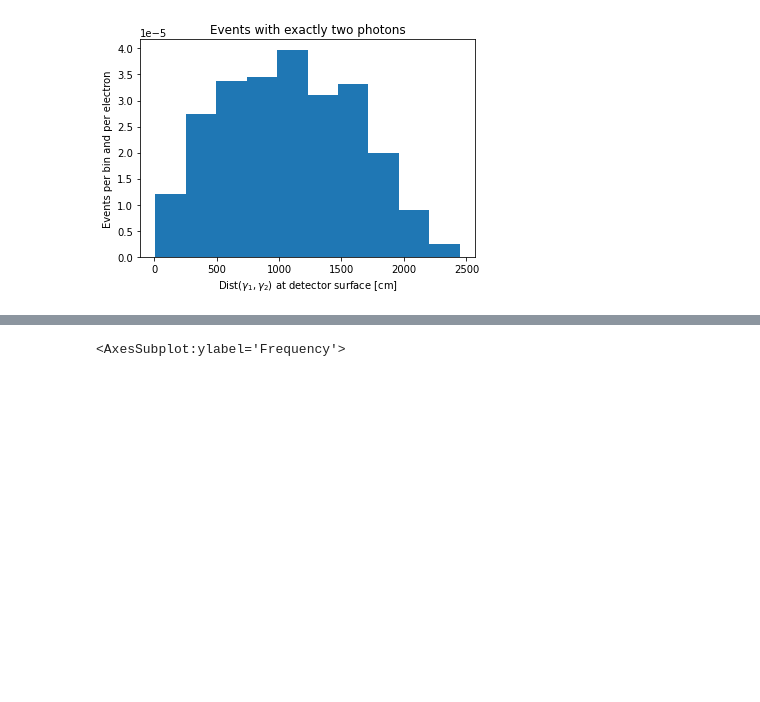
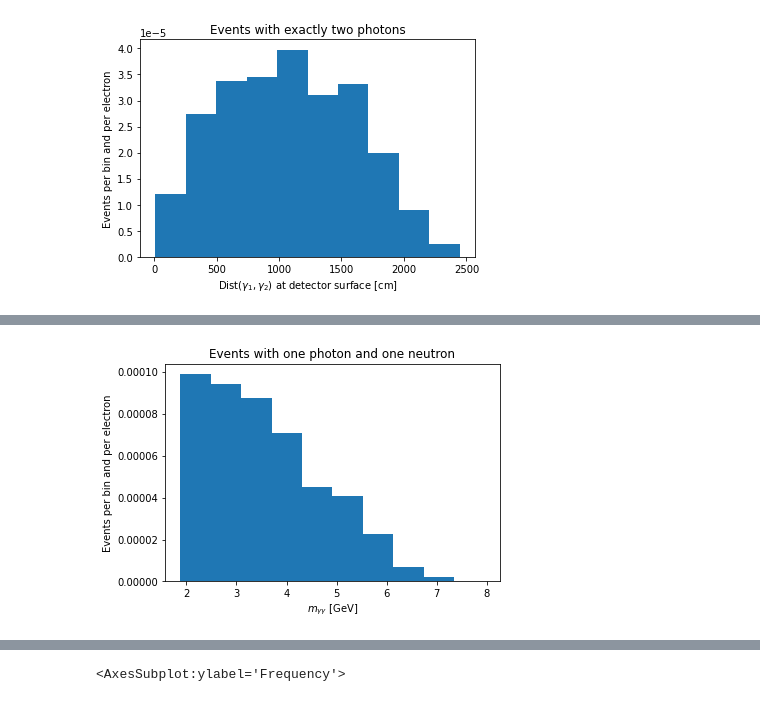
Before and after one commit to NTrevisani/LUXE-NPOD, a Jupyter notebook: Test1.ipynb, the cells around one changed output, grey strips where cells are left out. Cells and saved outputs as stored; diff of their text form; code cells hidden in the pictures; blank space fills up the shorter version.

```diff
--- a/Test1.ipynb
+++ b/Test1.ipynb
@@ -787,0 +1122,11 @@ plot_histo(df_yy_kinematics, 'dist_n1_n2',
+# %%
+# m_yn: invariant mass of the two particles system
+plot_histo(df_yn_or_ny_kinematics, 'm_yn',
+           weight      = df_yn_or_ny_kinematics['weight']/(4*1.5e9),
+           title       = "Events with one photon and one neutron",
+           x_label     = "$m_{\gamma \gamma}$ [GeV]",
+           y_label     = "Events per bin and per electron",
+           file_name   = "m_yn",
+           folder_name = "e0ppw_3_0")
+# %% [output]
+[figure, added]
```
Also changed, not shown: parts of 27 cells of this notebook.
